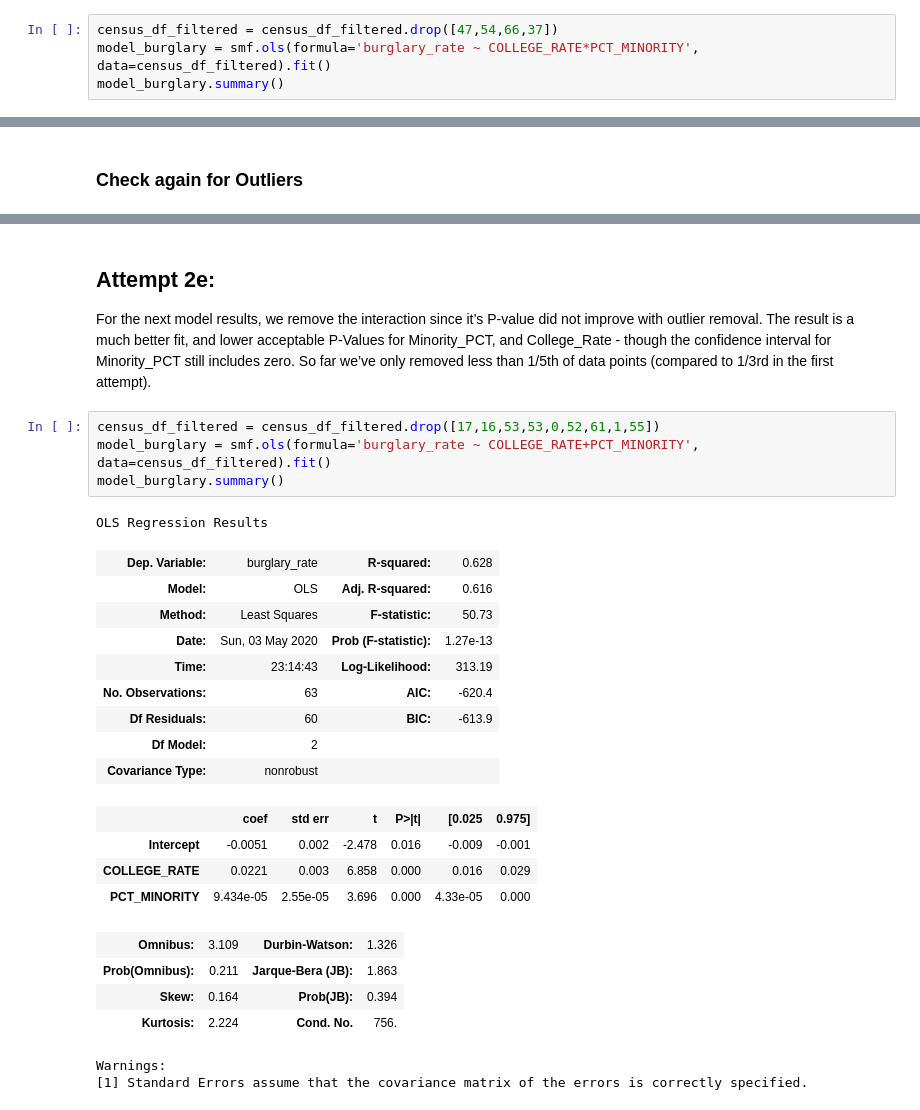
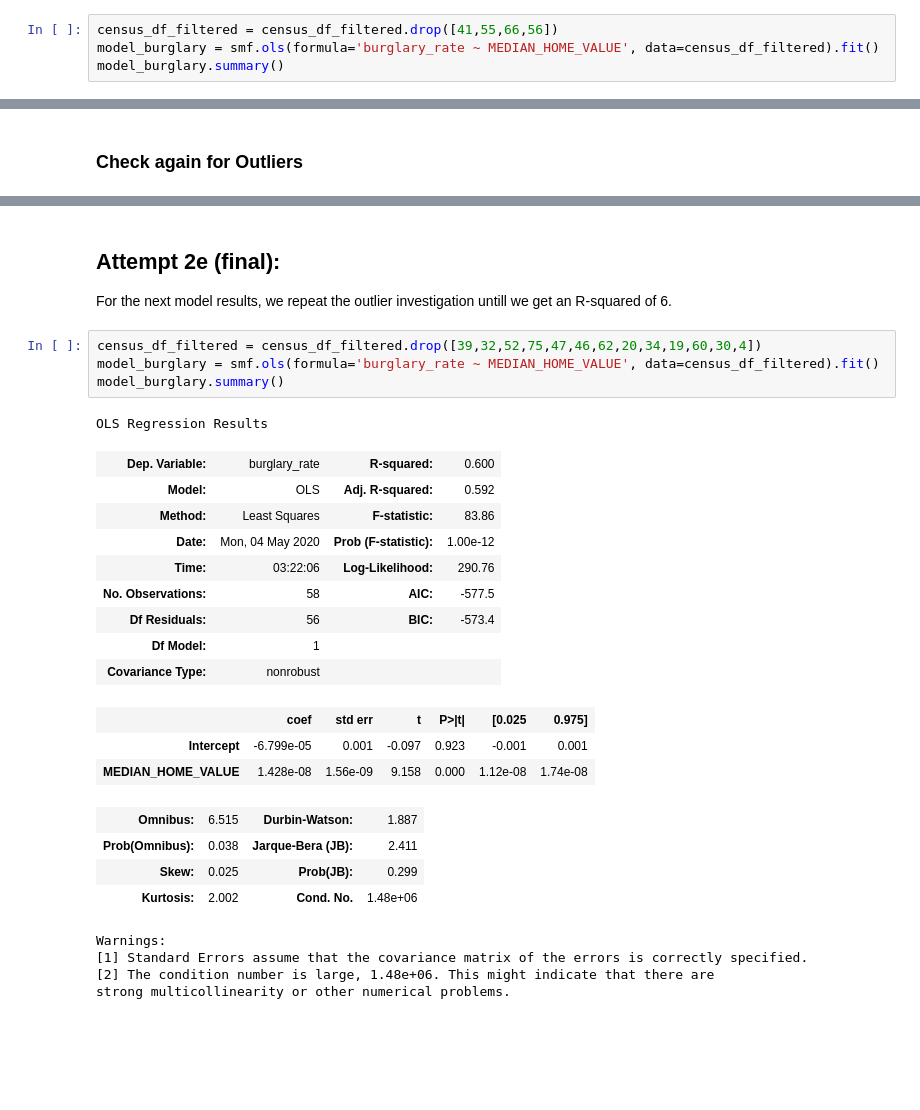
Before and after one commit to jteufel/CSPB_3022_FinalProject, a Jupyter notebook: CSPB3022_FinalNotebook_JustinTeufel.ipynb, the cells around one changed output, grey strips where cells are left out. Drawn from its saved outputs; the diff is of its cells as text; blank space fills up the shorter version.

```diff
--- a/CSPB3022_FinalNotebook_JustinTeufel.ipynb
+++ b/CSPB3022_FinalNotebook_JustinTeufel.ipynb
@@ -683,6 +676,6 @@ This model results in a slightly better fit, but two of our P-Values (Minority_P
 # %%
-census_df_filtered = census_df_filtered.drop([47,54,66,37])
-model_burglary = smf.ols(formula='burglary_rate ~ COLLEGE_RATE*PCT_MINORITY', data=census_df_filtered).fit()
+census_df_filtered = census_df_filtered.drop([41,55,66,56])
+model_burglary = smf.ols(formula='burglary_rate ~ MEDIAN_HOME_VALUE', data=census_df_filtered).fit()
 model_burglary.summary()
 # %% [output]
 OLS Regression Results
@@ -716,29 +709,30 @@ plt.show()
-# %% [markdown]
-## Attempt 2e:
-
-For the next model results, we remove the interaction since it’s P-value did not improve with outlier removal. The result is a much better fit, and lower acceptable P-Values for Minority_PCT, and College_Rate - though the confidence interval for Minority_PCT still includes zero. So far we’ve only removed less than 1/5th of data points  (compared to 1/3rd in the first attempt).
+# %% [markdown]
+## Attempt 2e (final):
+
+For the next model results, we repeat the outlier investigation untill we get an R-squared of 6.
 # %%
-census_df_filtered = census_df_filtered.drop([17,16,53,53,0,52,61,1,55])
-model_burglary = smf.ols(formula='burglary_rate ~ COLLEGE_RATE+PCT_MINORITY', data=census_df_filtered).fit()
+census_df_filtered = census_df_filtered.drop([39,32,52,75,47,46,62,20,34,19,60,30,4])
+model_burglary = smf.ols(formula='burglary_rate ~ MEDIAN_HOME_VALUE', data=census_df_filtered).fit()
 model_burglary.summary()
 # %% [output]
 OLS Regression Results
-| Dep. Variable: | burglary_rate | R-squared: | 0.628 |
-| Model: | OLS | Adj. R-squared: | 0.616 |
-| Method: | Least Squares | F-statistic: | 50.73 |
-| Date: | Sun, 03 May 2020 | Prob (F-statistic): | 1.27e-13 |
-| Time: | 23:14:43 | Log-Likelihood: | 313.19 |
-| No. Observations: | 63 | AIC: | -620.4 |
-| Df Residuals: | 60 | BIC: | -613.9 |
-| Df Model: | 2 |  |  |
+| Dep. Variable: | burglary_rate | R-squared: | 0.600 |
+| Model: | OLS | Adj. R-squared: | 0.592 |
+| Method: | Least Squares | F-statistic: | 83.86 |
+| Date: | Mon, 04 May 2020 | Prob (F-statistic): | 1.00e-12 |
+| Time: | 03:22:06 | Log-Likelihood: | 290.76 |
+| No. Observations: | 58 | AIC: | -577.5 |
+| Df Residuals: | 56 | BIC: | -573.4 |
+| Df Model: | 1 |  |  |
 | Covariance Type: | nonrobust |  |  |
 |  | coef | std err | t | P>|t| | [0.025 | 0.975] |
-| Intercept | -0.0051 | 0.002 | -2.478 | 0.016 | -0.009 | -0.001 |
-| COLLEGE_RATE | 0.0221 | 0.003 | 6.858 | 0.000 | 0.016 | 0.029 |
-| PCT_MINORITY | 9.434e-05 | 2.55e-05 | 3.696 | 0.000 | 4.33e-05 | 0.000 |
+| Intercept | -6.799e-05 | 0.001 | -0.097 | 0.923 | -0.001 | 0.001 |
+| MEDIAN_HOME_VALUE | 1.428e-08 | 1.56e-09 | 9.158 | 0.000 | 1.12e-08 | 1.74e-08 |
-| Omnibus: | 3.109 | Durbin-Watson: | 1.326 |
-| Prob(Omnibus): | 0.211 | Jarque-Bera (JB): | 1.863 |
-| Skew: | 0.164 | Prob(JB): | 0.394 |
-| Kurtosis: | 2.224 | Cond. No. | 756. |
+| Omnibus: | 6.515 | Durbin-Watson: | 1.887 |
+| Prob(Omnibus): | 0.038 | Jarque-Bera (JB): | 2.411 |
+| Skew: | 0.025 | Prob(JB): | 0.299 |
+| Kurtosis: | 2.002 | Cond. No. | 1.48e+06 |
 Warnings:
 [1] Standard Errors assume that the covariance matrix of the errors is correctly specified.
+[2] The condition number is large, 1.48e+06. This might indicate that there are
+strong multicollinearity or other numerical problems.
```
Also changed, not shown: parts of 16 cells of this notebook.
